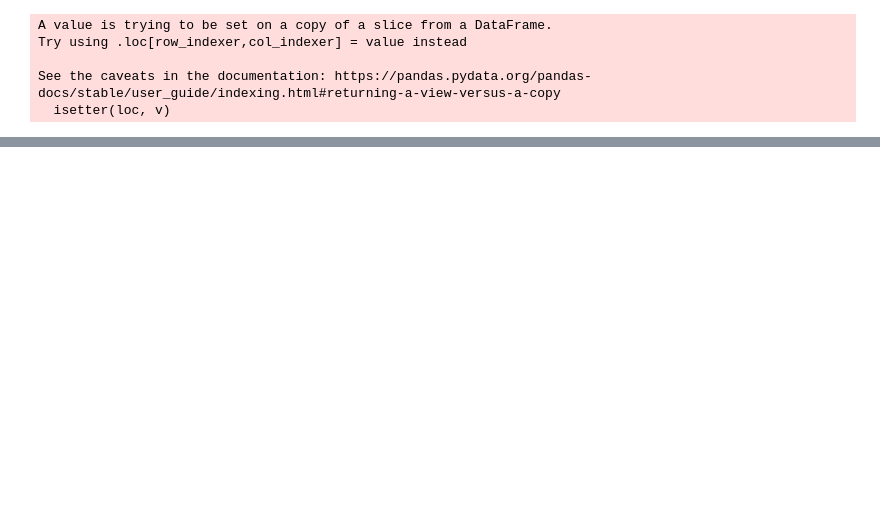
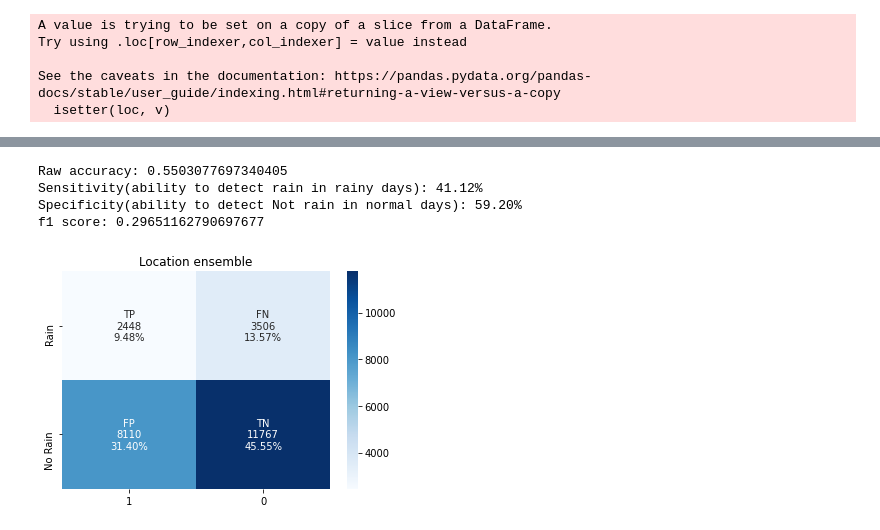
Before and after one commit to jpcaltabiano/DS502_weather_prediction, a Jupyter notebook: jpcaltabiano/final.ipynb, the cells around one changed output, grey strips where cells are left out. Drawn from its saved outputs; the diff is of its cells as text; code cells hidden in the pictures; blank space fills up the shorter version.

```diff
--- a/jpcaltabiano/final.ipynb
+++ b/jpcaltabiano/final.ipynb
@@ -547,0 +611,25 @@ ValueError: in user code:
+# %%
+successful_locs = ['Moree', 'Richmond', 'Sydney', 'WaggaWagga', 'Wollongong', 'Canberra', 'Bendigo', 'Sale', 'Mildura', 'Walpole']
+members = load_all_models(successful_locs)
+
+yhats = [model.predict(window.val) for model in members]
+yhats = np.array(yhats)
+# %%
+count = 0
+ytrue = np.array(window.val_df[7:]['RainTomorrow'])
+
+preds = np.mean(yhats, axis=0)
+preds = preds.reshape(preds.shape[0])
+preds = np.array([(x>0.5).astype("int32") for x in preds])
+
+for i in range(0,preds.shape[0]):
+    if ((preds[i]-ytrue[i])**2) == 0:
+        count+=1
+print(f'Raw accuracy: {count/preds.shape[0]}')
+visual_cm(ytrue, preds, 'Location ensemble')
+# %% [output]
+Raw accuracy: 0.5503077697340405
+Sensitivity(ability to detect rain in rainy days): 41.12%
+Specificity(ability to detect Not rain in normal days): 59.20%
+f1 score: 0.29651162790697677
+[figure, added]
```
Also changed, not shown: parts of 8 cells of this notebook, 46 other files.
